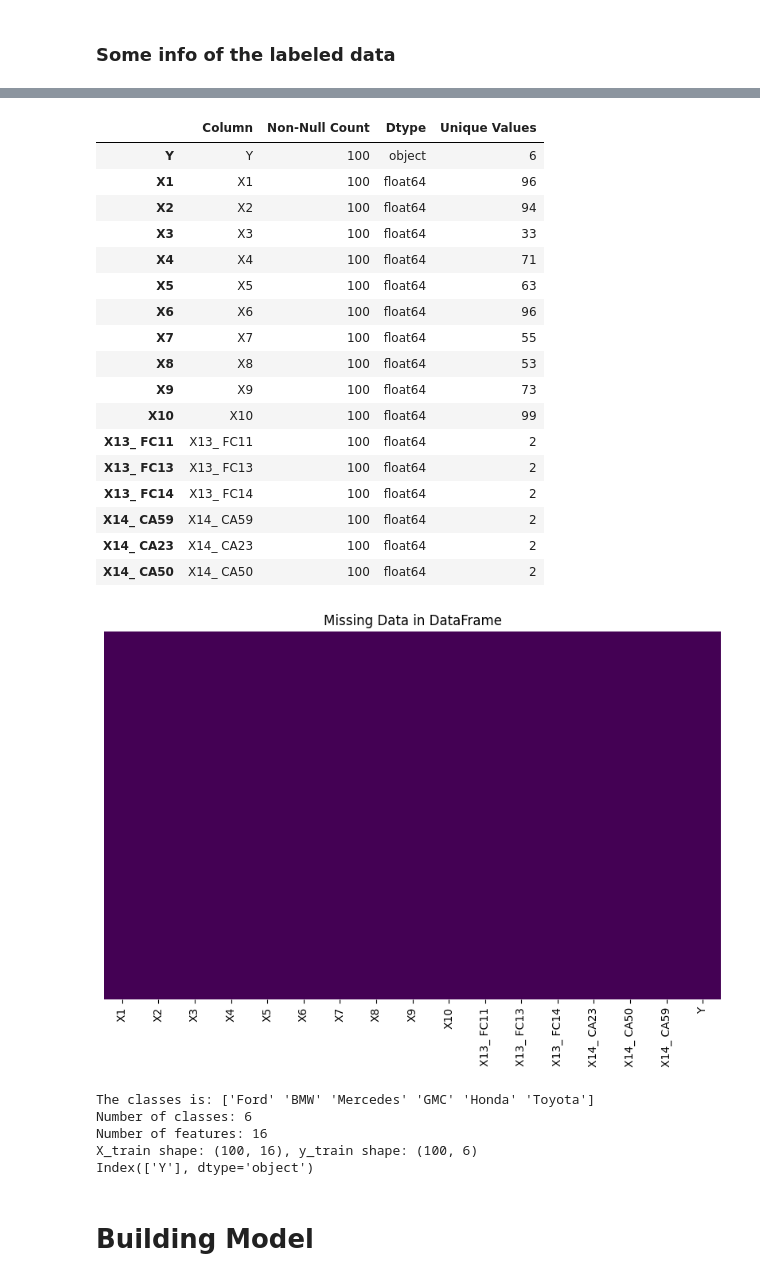
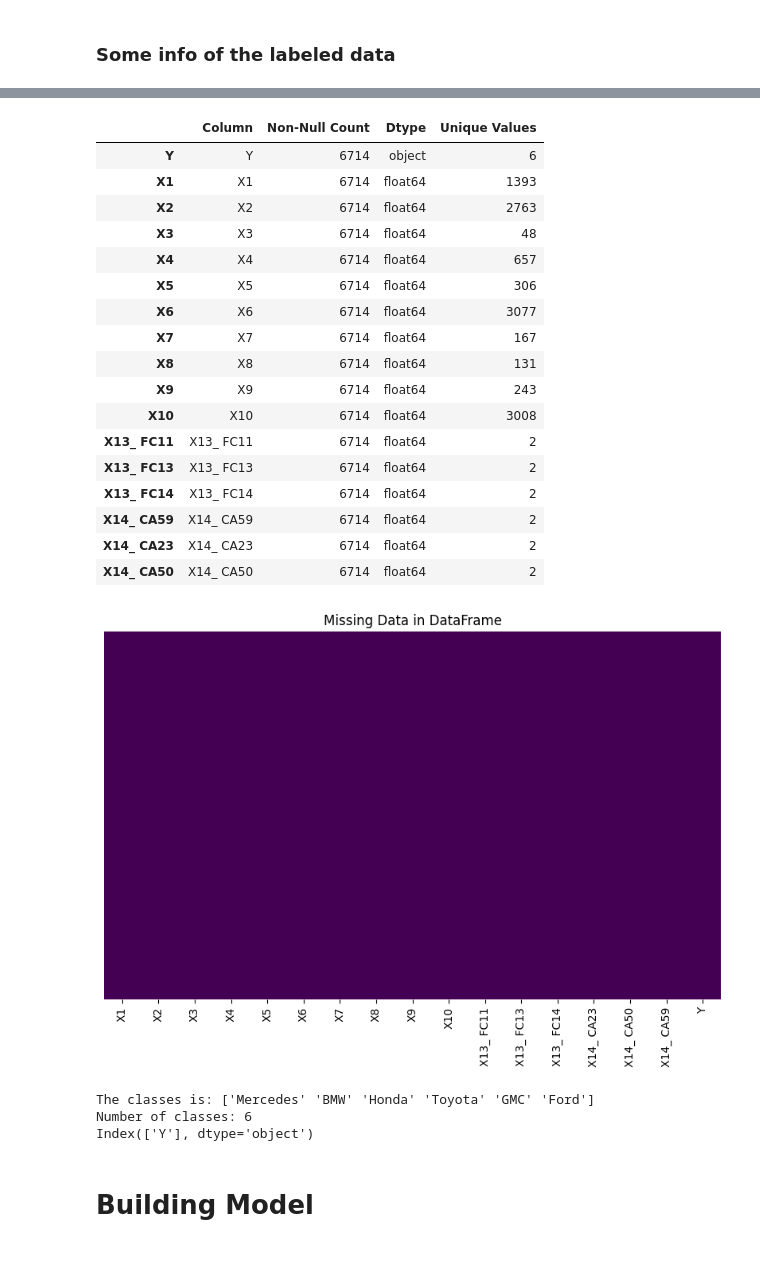
Before and after one commit to Elyas1422/multiclass_classifiers_benchmarking, a Jupyter notebook: ActiveLearningAmmar.ipynb, the cells around one changed output, grey strips where cells are left out. Saved outputs shown, nothing was run; the diff lists cells and outputs as text; code cells hidden in the pictures.

```diff
--- a/ActiveLearningAmmar.ipynb
+++ b/ActiveLearningAmmar.ipynb
@@ -47,50 +37,62 @@ def display_dataframe_summary(dataframe, sort_by='Column'):
     summary = pd.DataFrame({
         'Column': dataframe.columns,
         'Non-Null Count': dataframe.notnull().sum(),
         'Dtype': dataframe.dtypes,
         'Unique Values': dataframe.nunique()
     })
 
     # Extracting numerical part from column names for sorting
     summary['Sort Key'] = summary['Column'].apply(lambda x: int(re.search(r'\d+', x).group()) if re.search(r'\d+', x) else 0)
 
     # Sorting the summary DataFrame
     if sort_by == 'Column':
         summary = summary.sort_values(by='Sort Key', ascending=True)
     else:
         summary = summary.sort_values(by=sort_by, ascending=True)
 
     summary = summary.drop('Sort Key', axis=1)  # Remove the auxiliary sort key column
 
     # Display the summary
     display(summary)
 
     # Plotting missing data
     plt.figure(figsize=(10, 6))
     sns.heatmap(dataframe.isnull(), yticklabels=False, cbar=False, cmap='viridis')
     plt.title('Missing Data in DataFrame')
     plt.show()
 
 # Call the function with your DataFrame
-display_dataframe_summary(train_labeled, sort_by='Column')
+display_dataframe_summary(train_data, sort_by='Column')
 # %% [output]
 |  | Column | Non-Null Count | Dtype | Unique Values |
-| Y | Y | 100 | object | 6 |
-| X1 | X1 | 100 | float64 | 96 |
-| X2 | X2 | 100 | float64 | 94 |
-| X3 | X3 | 100 | float64 | 33 |
-| X4 | X4 | 100 | float64 | 71 |
-| X5 | X5 | 100 | float64 | 63 |
-| X6 | X6 | 100 | float64 | 96 |
-| X7 | X7 | 100 | float64 | 55 |
-| X8 | X8 | 100 | float64 | 53 |
-| X9 | X9 | 100 | float64 | 73 |
-| X10 | X10 | 100 | float64 | 99 |
-| X13_ FC11 | X13_ FC11 | 100 | float64 | 2 |
-| X13_ FC13 | X13_ FC13 | 100 | float64 | 2 |
-| X13_ FC14 | X13_ FC14 | 100 | float64 | 2 |
-| X14_ CA59 | X14_ CA59 | 100 | float64 | 2 |
-| X14_ CA23 | X14_ CA23 | 100 | float64 | 2 |
-| X14_ CA50 | X14_ CA50 | 100 | float64 | 2 |
+| Y | Y | 6714 | object | 6 |
+| X1 | X1 | 6714 | float64 | 1393 |
+| X2 | X2 | 6714 | float64 | 2763 |
+| X3 | X3 | 6714 | float64 | 48 |
+| X4 | X4 | 6714 | float64 | 657 |
+| X5 | X5 | 6714 | float64 | 306 |
+| X6 | X6 | 6714 | float64 | 3077 |
+| X7 | X7 | 6714 | float64 | 167 |
+| X8 | X8 | 6714 | float64 | 131 |
+| X9 | X9 | 6714 | float64 | 243 |
+| X10 | X10 | 6714 | float64 | 3008 |
+| X13_ FC11 | X13_ FC11 | 6714 | float64 | 2 |
+| X13_ FC13 | X13_ FC13 | 6714 | float64 | 2 |
+| X13_ FC14 | X13_ FC14 | 6714 | float64 | 2 |
+| X14_ CA59 | X14_ CA59 | 6714 | float64 | 2 |
+| X14_ CA23 | X14_ CA23 | 6714 | float64 | 2 |
+| X14_ CA50 | X14_ CA50 | 6714 | float64 | 2 |
 [figure]
+# %%
+classes = train_data["Y"].unique()
+number_of_classes = train_data["Y"].nunique()
+categorical_cols = train_data.select_dtypes(include=['object', 'category']).columns
+
+print(f"The classes is: {classes}")
+print(f"Number of classes: {number_of_classes}")
+print(categorical_cols)
+# %% [output]
+The classes is: ['Mercedes' 'BMW' 'Honda' 'Toyota' 'GMC' 'Ford']
+Number of classes: 6
+Index(['Y'], dtype='object')
 # %%
@@ -109,20 +107,2 @@ y_test = pd.get_dummies(test_data['Y'])
-# %%
-classes = train_labeled["Y"].unique()
-num_classes = y_train_labeled.shape[1]
-input_features = X_train_labeled.shape[1]
-categorical_cols = train_data.select_dtypes(include=['object', 'category']).columns
-
-print(f"The classes is: {classes}")
-print(f"Number of classes: {num_classes}")
-print(f"Number of features: {input_features}")
-print(f"X_train shape: {X_train_labeled.shape}, y_train shape: {y_train_labeled.shape}" )
-
-print(categorical_cols)
-# %% [output]
-The classes is: ['Ford' 'BMW' 'Mercedes' 'GMC' 'Honda' 'Toyota']
-Number of classes: 6
-Number of features: 16
-X_train shape: (100, 16), y_train shape: (100, 6)
-Index(['Y'], dtype='object')
 # %% [markdown]
 # Building Model
```
Also changed, not shown: parts of 14 cells of this notebook, 5 other files.
